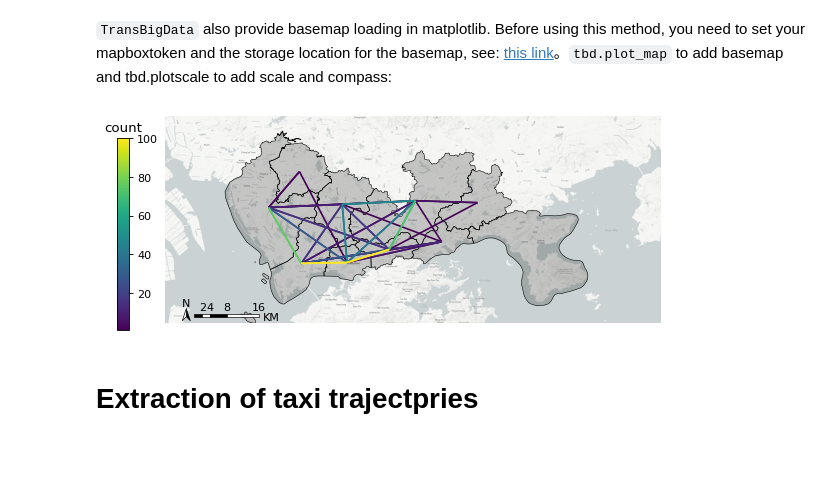
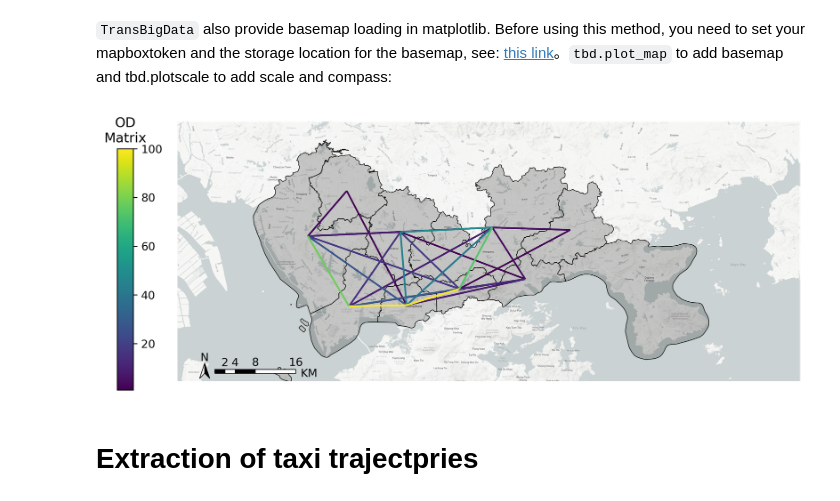
Before and after one commit to ni1o1/transbigdata, a Jupyter notebook: example/Example 1-Taxi GPS data processing.ipynb, the cells around one changed output. Cells and saved outputs as stored; diff of their text form; code cells hidden in the pictures; blank space fills up the shorter version.

```diff
--- a/example/Example 1-Taxi GPS data processing.ipynb
+++ b/example/Example 1-Taxi GPS data processing.ipynb
@@ -127,4 +208,0 @@ od_gdf.plot(column = 'count')
-# %%
-#Aggragate OD data to polygons (When passing  gridding parameters, the algorithm will perform data gridding before mapping data, which will speed up the mapping process)
-od_gdf = tbd.odagg_shape(oddata,sz,params = params)
-od_gdf.plot(column = 'count')
@@ -136,29 +211,33 @@ od_gdf.plot(column = 'count')
 # %% [markdown]
 `TransBigData` also provide basemap loading in matplotlib. Before using this method, you need to set your mapboxtoken and the storage location for the basemap, see: [this link](https://transbigdata.readthedocs.io/en/latest/plot_map.html)。`tbd.plot_map` to add basemap and tbd.plotscale to add scale and compass:
 # %%
-#Create figure
-import matplotlib.pyplot as plt
-fig =plt.figure(1,(8,8),dpi=80)
-ax =plt.subplot(111)
+# Create figure
+fig = plt.figure(1, (10, 10), dpi=300)
+ax = plt.subplot(111)
 plt.sca(ax)
-#Load basemap
-tbd.plot_map(plt,bounds,zoom = 12,style = 4)
-#Define an ax for colorbar
+
+# Load basemap
+tbd.plot_map(plt, bounds, zoom=12, style=4)
+
+# Define an ax for colorbar
 cax = plt.axes([0.05, 0.33, 0.02, 0.3])
-plt.title('count')
+plt.title('OD\nMatrix')
 plt.sca(ax)
-#Plot the OD
-od_gdf.plot(ax = ax,vmax = 100,column = 'count',cax = cax,legend = True)
-#Plot the polygons
-sz.plot(ax = ax,edgecolor = (0,0,0,1),facecolor = (0,0,0,0.2),linewidths=0.5)
-#Add compass and scale
-tbd.plotscale(ax,bounds = bounds,textsize = 10,compasssize = 1,accuracy = 2000,rect = [0.06,0.03],zorder = 10)
+
+# Plot the OD
+od_gdf.plot(ax=ax, vmax=100, column='count', cax=cax, legend=True)
+
+# Plot the polygons
+sz.plot(ax=ax, edgecolor=(0, 0, 0, 1), facecolor=(0, 0, 0, 0.2), linewidths=0.5)
+
+# Add compass and scale
+tbd.plotscale(ax, bounds=bounds, textsize=10, compasssize=1, accuracy=2000, rect=[0.06, 0.03], zorder=10)
 plt.axis('off')
-plt.xlim(bounds[0],bounds[2])
-plt.ylim(bounds[1],bounds[3])
+plt.xlim(bounds[0], bounds[2])
+plt.ylim(bounds[1], bounds[3])
 plt.show()
 # %% [output]
-[figure, old version]
+[figure, new version]
 # %% [markdown]
 # Extraction of taxi trajectpries
 # %% [markdown]
```
Also changed, not shown: parts of 21 cells of this notebook, 1 other file.
